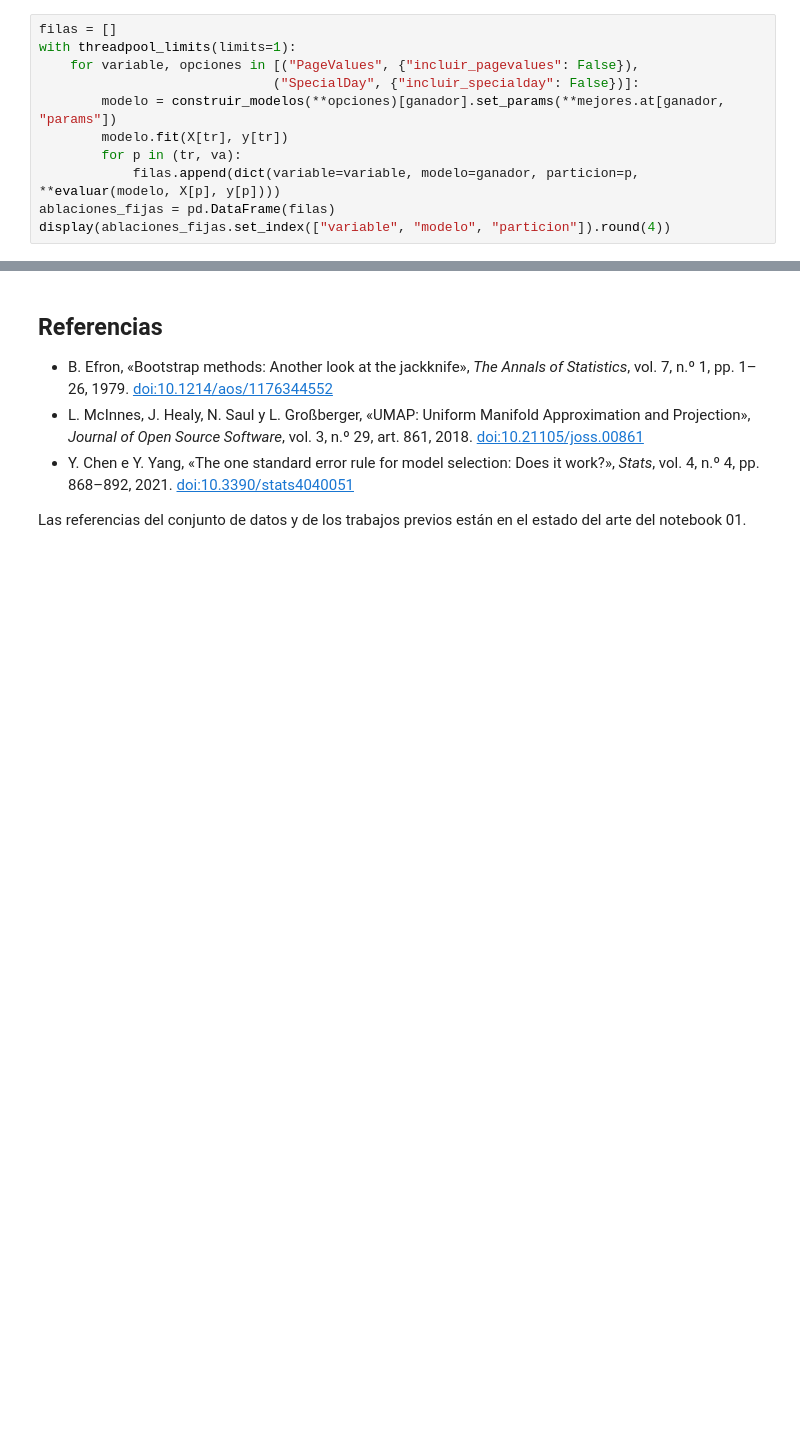
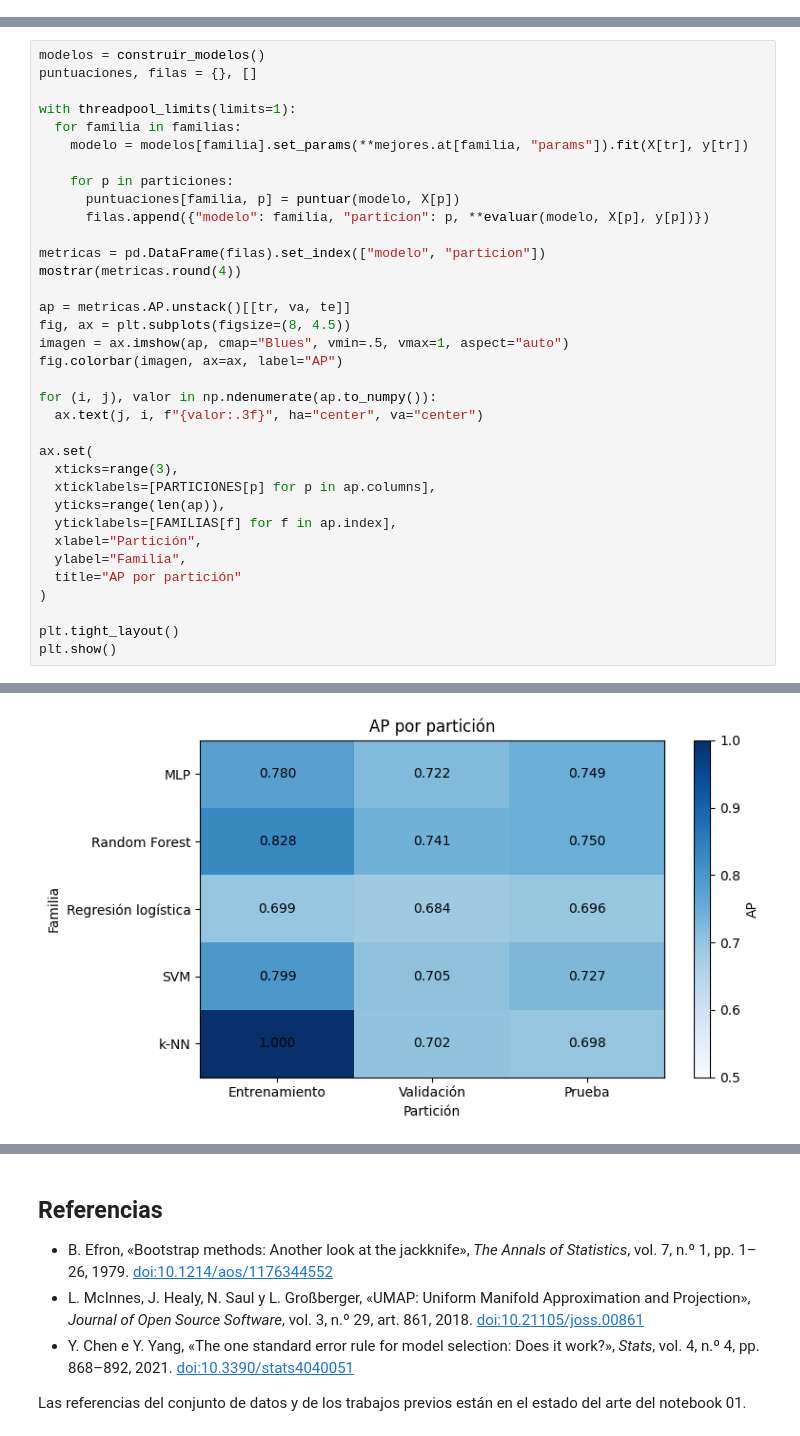
Before and after one commit to upeguiborja/shopytics, a Jupyter notebook: notebooks/03_evaluacion_sensibilidad_y_reduccion.ipynb, the cells around one changed output, grey strips where cells are left out. Drawn from its saved outputs; the diff is of its cells as text; blank space fills up the shorter version.

```diff
--- a/notebooks/03_evaluacion_sensibilidad_y_reduccion.ipynb
+++ b/notebooks/03_evaluacion_sensibilidad_y_reduccion.ipynb
@@ -429,11 +0,0 @@ Para el ganador del 02 medimos el efecto de retirar cada variable conservando la
-# %%
-filas = []
-with threadpool_limits(limits=1):
-    for variable, opciones in [("PageValues", {"incluir_pagevalues": False}),
-                              ("SpecialDay", {"incluir_specialday": False})]:
-        modelo = construir_modelos(**opciones)[ganador].set_params(**mejores.at[ganador, "params"])
-        modelo.fit(X[tr], y[tr])
-        for p in (tr, va):
-            filas.append(dict(variable=variable, modelo=ganador, particion=p, **evaluar(modelo, X[p], y[p])))
-ablaciones_fijas = pd.DataFrame(filas)
-display(ablaciones_fijas.set_index(["variable", "modelo", "particion"]).round(4))
@@ -597,0 +255,36 @@ display(diferencias.set_index(["modelo", "metodo", "metrica"])[
+# %%
+modelos = construir_modelos()
+puntuaciones, filas = {}, []
+
+with threadpool_limits(limits=1):
+  for familia in familias:
+    modelo = modelos[familia].set_params(**mejores.at[familia, "params"]).fit(X[tr], y[tr])
+
+    for p in particiones:
+      puntuaciones[familia, p] = puntuar(modelo, X[p])
+      filas.append({"modelo": familia, "particion": p, **evaluar(modelo, X[p], y[p])})
+
+metricas = pd.DataFrame(filas).set_index(["modelo", "particion"])
+mostrar(metricas.round(4))
+
+ap = metricas.AP.unstack()[[tr, va, te]]
+fig, ax = plt.subplots(figsize=(8, 4.5))
+imagen = ax.imshow(ap, cmap="Blues", vmin=.5, vmax=1, aspect="auto")
+fig.colorbar(imagen, ax=ax, label="AP")
+
+for (i, j), valor in np.ndenumerate(ap.to_numpy()):
+  ax.text(j, i, f"{valor:.3f}", ha="center", va="center")
+
+ax.set(
+  xticks=range(3),
+  xticklabels=[PARTICIONES[p] for p in ap.columns],
+  yticks=range(len(ap)),
+  yticklabels=[FAMILIAS[f] for f in ap.index],
+  xlabel="Partición",
+  ylabel="Familia",
+  title="AP por partición"
+)
+
+plt.tight_layout()
+plt.show()
+# %% [output]
@@ -597,0 +308 @@ display(diferencias.set_index(["modelo", "metodo", "metrica"])[
+[figure, added]
```
Also changed, not shown: parts of 57 cells of this notebook.
